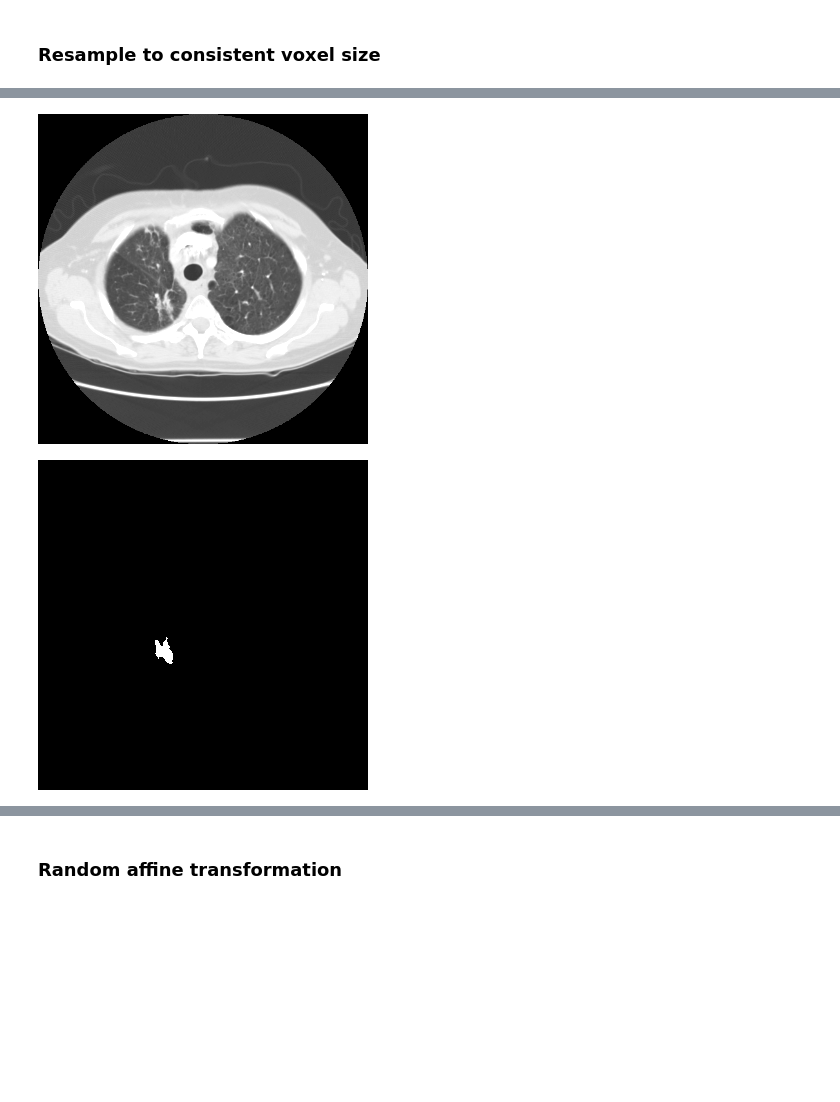
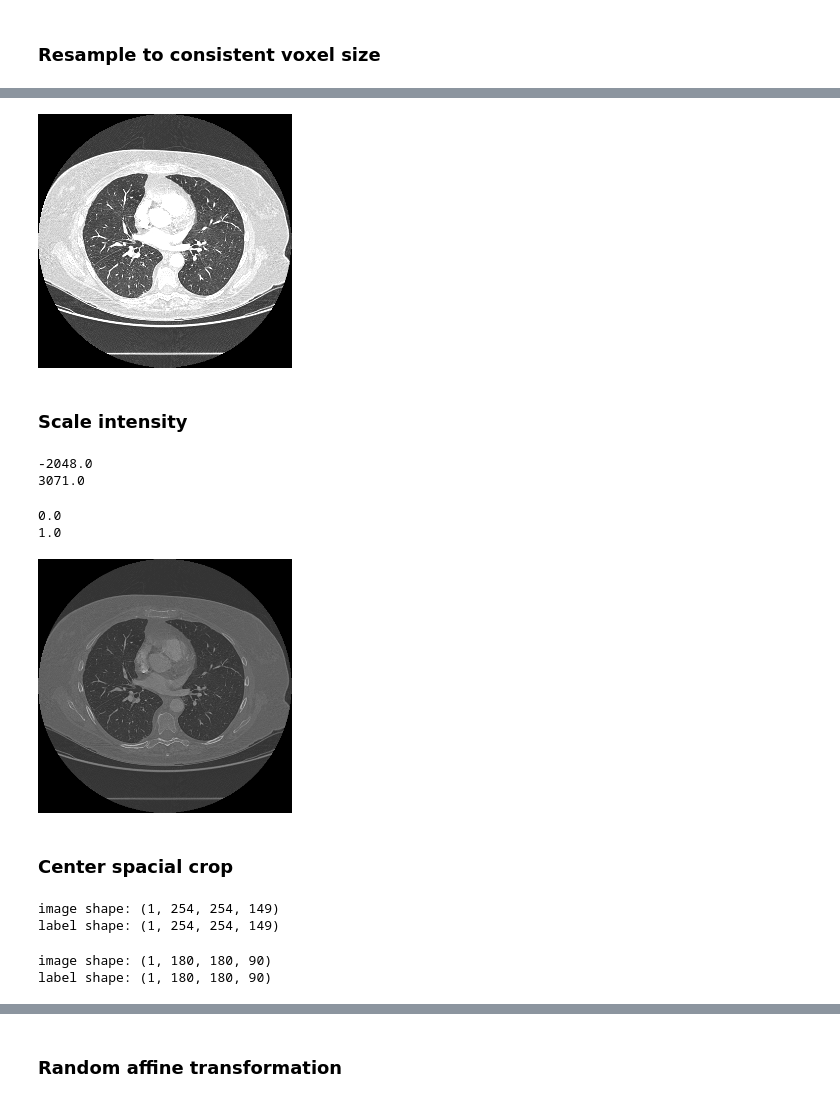
Before and after one commit to felixpeters/lung-cancer-detection, a Jupyter notebook: nbs/08_Image_Reader.ipynb, the cells around one changed output, grey strips where cells are left out. Drawn from its saved outputs; the diff is of its cells as text; code cells hidden in the pictures; blank space fills up the shorter version.

```diff
--- a/nbs/08_Image_Reader.ipynb
+++ b/nbs/08_Image_Reader.ipynb
@@ -137,7 +140,7 @@ print(img_meta)
 # %% [markdown]
 ### Loading with dictionary-based wrapper
 # %%
-data_dict = {"image": "images/LIDC-IDRI-0186.npy", "label": "masks/LIDC-IDRI-0186.npy"}
+data_dict = {"image": "images/LIDC-IDRI-0133.npy", "label": "masks/LIDC-IDRI-0133.npy"}
 # %%
 loader = LoadImaged(keys=("image", "label"))
 loader.register(LIDCReader(DATA_DIR))
@@ -214,6 +217,6 @@ label affine before Spacing:
  [   0.          0.          0.          1.      ]]
 # %%
-spacing = Spacingd(keys=["image", "label"], pixdim=(1.0, 1.0, 1.0), mode=("bilinear", "nearest"))
+spacing = Spacingd(keys=["image", "label"], pixdim=(1.5, 1.5, 2.0), mode=("bilinear", "nearest"))
 data_dict = spacing(data_dict)
 # %%
 print(f"image shape: {data_dict['image'].shape}")
@@ -242,9 +245,34 @@ label affine after Spacing:
  [   0.          0.          0.          1.      ]]
 # %%
-get_img_slice(data_dict["image"][0,:,:,:], 279)
+get_img_slice(data_dict["image"][0,:,:,:], 75)
 # %% [output]
-[figure, old version]
+[figure, new version]
+# %% [markdown]
+### Scale intensity
+# %%
+print(data_dict["image"].min())
+print(data_dict["image"].max())
+# %% [output]
+-2048.0
+3071.0
+# %%
+scale = ScaleIntensityd(keys=["image"])
+data_dict = scale(data_dict)
+# %%
+print(data_dict["image"].min())
+print(data_dict["image"].max())
+# %% [output]
+0.0
+1.0
 # %%
-get_img_slice(data_dict["label"][0,:,:,:], 279)
+get_img_slice(data_dict["image"][0,:,:,:], 75)
 # %% [output]
-[figure, old version]
+[figure, new version]
+# %% [markdown]
+### Center spacial crop
+# %%
+print(f"image shape: {data_dict['image'].shape}")
+print(f"label shape: {data_dict['label'].shape}")
+# %% [output]
+image shape: (1, 254, 254, 149)
+label shape: (1, 254, 254, 149)
@@ -250,0 +282,6 @@ get_img_slice(data_dict["label"][0,:,:,:], 279)
+# %%
+print(f"image shape: {data_dict['image'].shape}")
+print(f"label shape: {data_dict['label'].shape}")
+# %% [output]
+image shape: (1, 180, 180, 90)
+label shape: (1, 180, 180, 90)
```
Also changed, not shown: parts of 11 cells of this notebook, 1 other file.
